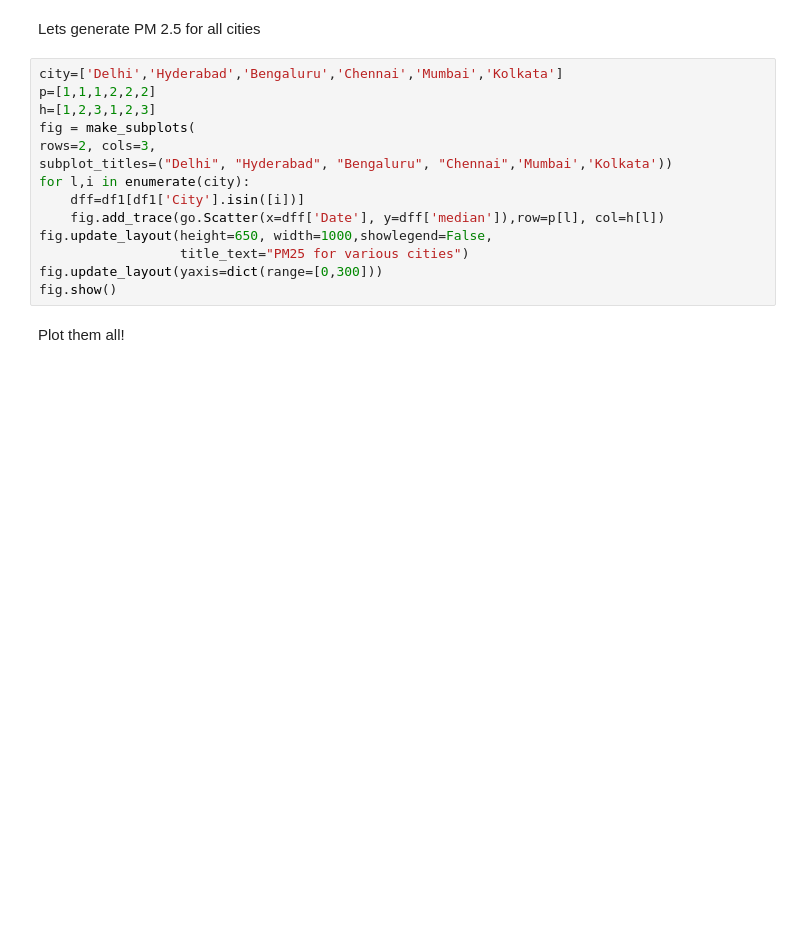
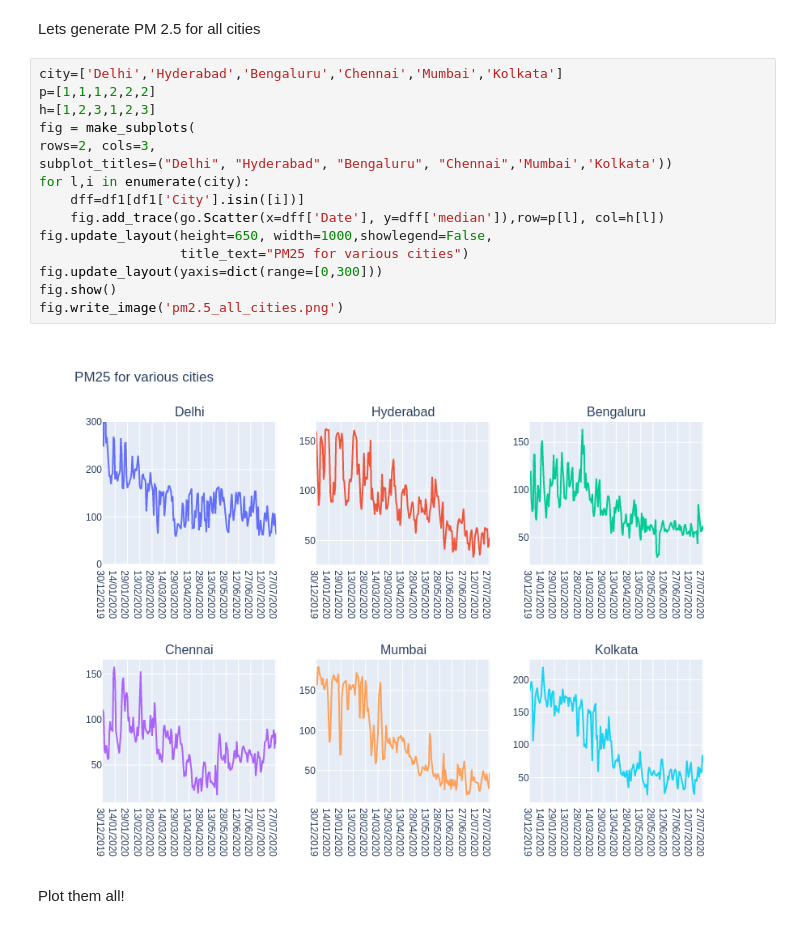
Before and after one commit to algoasylum/ExploringTheUnseen, a Jupyter notebook: code/Simpe line plots.ipynb, the cells around one changed output. Cells and saved outputs as stored; diff of their text form; blank space fills up the shorter version.

```diff
--- a/code/Simpe line plots.ipynb
+++ b/code/Simpe line plots.ipynb
@@ -127,17 +138,20 @@ Lets generate PM 2.5 for all cities
 # %%
 city=['Delhi','Hyderabad','Bengaluru','Chennai','Mumbai','Kolkata']
 p=[1,1,1,2,2,2]
 h=[1,2,3,1,2,3]
 fig = make_subplots(
 rows=2, cols=3,
 subplot_titles=("Delhi", "Hyderabad", "Bengaluru", "Chennai",'Mumbai','Kolkata'))
 for l,i in enumerate(city):
     dff=df1[df1['City'].isin([i])]
     fig.add_trace(go.Scatter(x=dff['Date'], y=dff['median']),row=p[l], col=h[l])
 fig.update_layout(height=650, width=1000,showlegend=False,
                   title_text="PM25 for various cities")
 fig.update_layout(yaxis=dict(range=[0,300]))
 fig.show()
+fig.write_image('pm2.5_all_cities.png')
+# %% [output]
+[figure, added]
 # %% [markdown]
 Plot them all!
 # %%
```
Also changed, not shown: parts of 6 cells of this notebook, 7 other files.
